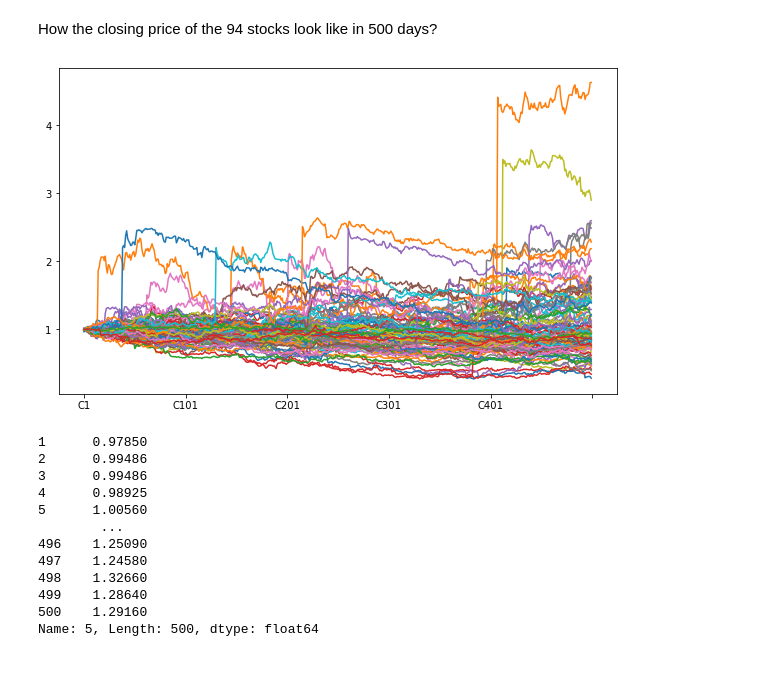
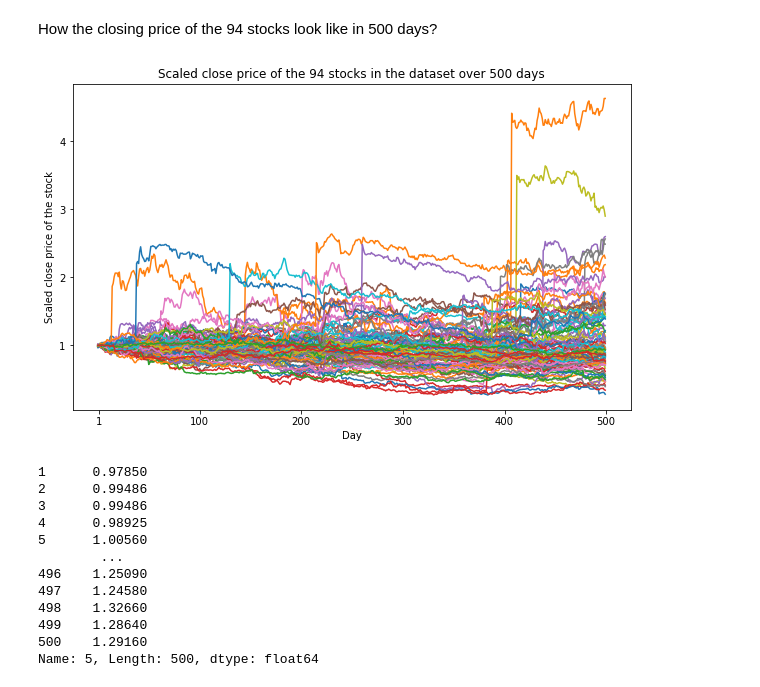
Before and after one commit to m-tari/stock_direction_predict_ml, a Jupyter notebook: process.ipynb, the cells around one changed output. Cells and saved outputs as stored; diff of their text form; code cells hidden in the pictures.

Commit message:
tick labels added to the scaled prices

```diff
--- a/process.ipynb
+++ b/process.ipynb
@@ -69,13 +69,18 @@ data.set_index('StId', inplace=True)
 How the closing price of the 94 stocks look like in 500 days?
 # %%
 # we use regular expression to select Close columns in data
+%matplotlib inline
+
 r = re.compile("^C")
 close_cols = filter(r.match, data_cols)
-
-data[close_cols].T.plot(figsize=(10,6), legend=False)
+date_dis = np.linspace(1,500,6, dtype=int)
+ax = data[close_cols].T.plot(figsize=(10,6), legend=False,
+                        xticks=date_dis,
+                        xlabel='Day', ylabel='Scaled close price of the stock', title='Scaled close price of the 94 stocks in the dataset over 500 days')
+ax.set_xticklabels(date_dis)
 plt.savefig('images/stocks_closePrice.png')
 # %% [output]
-[figure, old version]
+[figure, new version]
 # %%
 r = re.compile("^C")
 close_cols = filter(r.match, data_cols)
```
Also changed, not shown: 1 other file.
